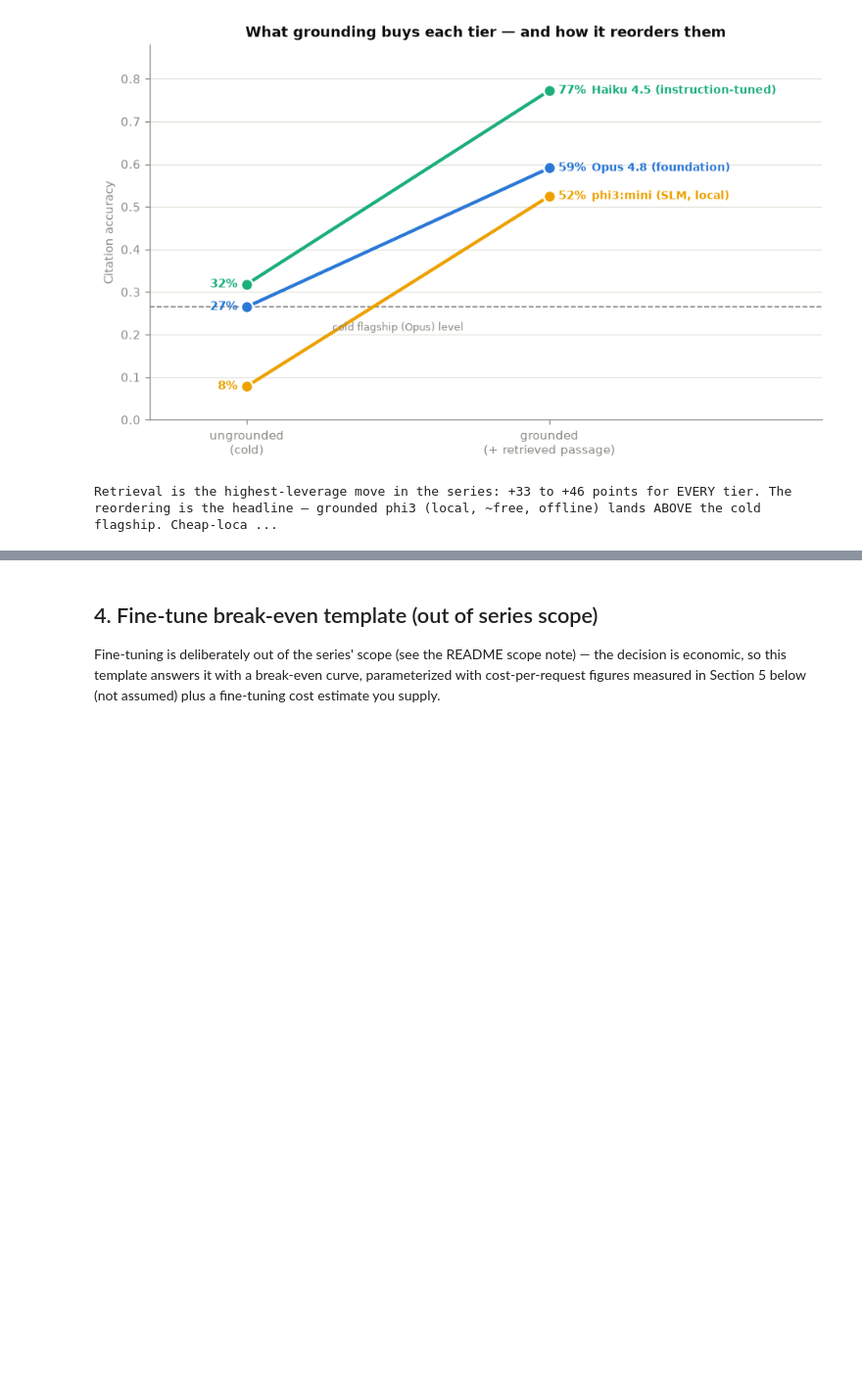
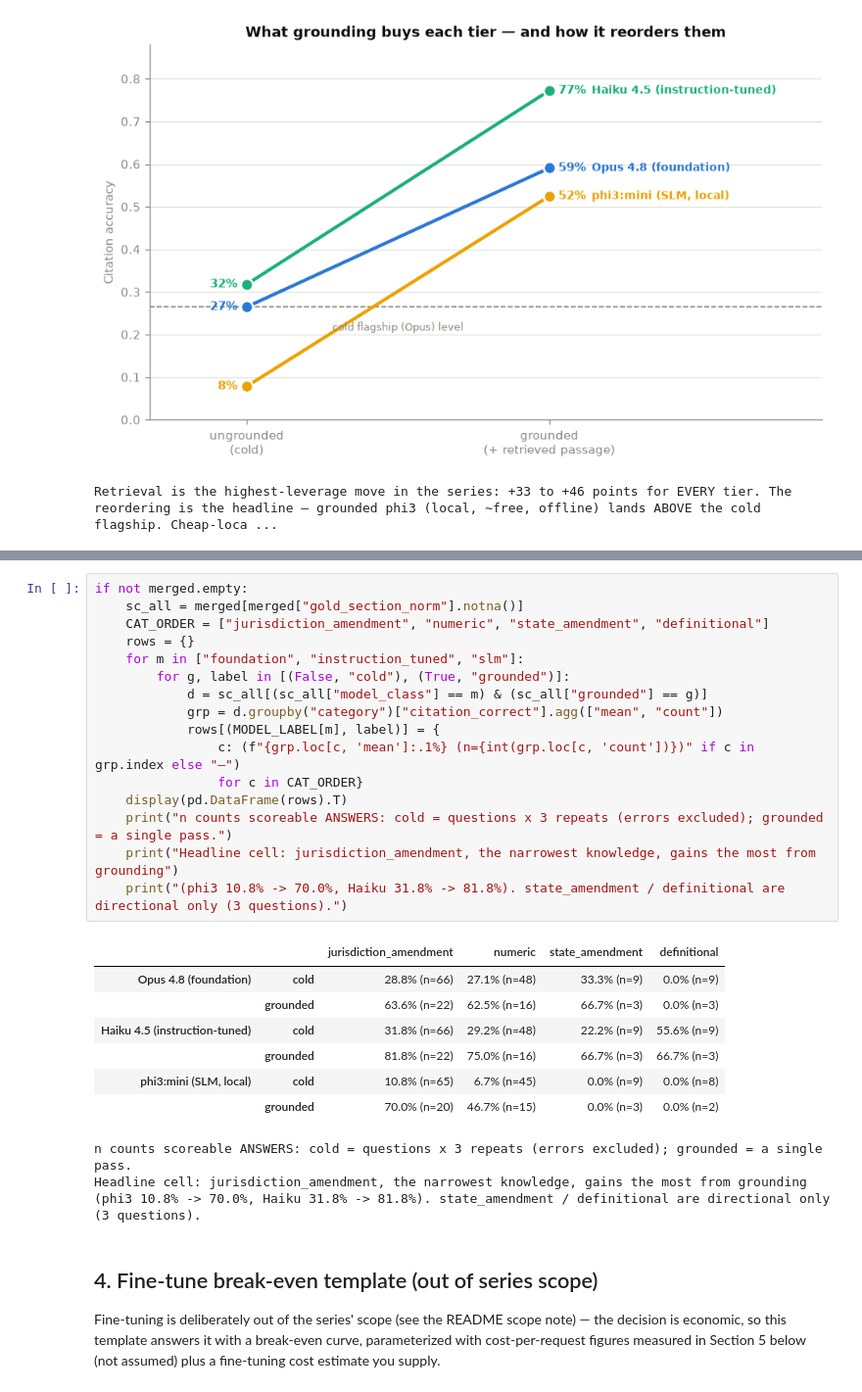
Before and after one commit to dotnetspark/fbc-model-routing-benchmark, a Jupyter notebook: analysis/benchmark_report.ipynb, the cells around one changed output, grey strips where cells are left out. Shown at 98% size. Saved outputs shown, nothing was run; the diff lists cells and outputs as text; blank space fills up the shorter version.

```diff
--- a/analysis/benchmark_report.ipynb
+++ b/analysis/benchmark_report.ipynb
@@ -360,3 +364,30 @@ Retrieval is the highest-leverage move in the series: +33 to +46 points for EVER
+# %%
+if not merged.empty:
+    sc_all = merged[merged["gold_section_norm"].notna()]
+    CAT_ORDER = ["jurisdiction_amendment", "numeric", "state_amendment", "definitional"]
+    rows = {}
+    for m in ["foundation", "instruction_tuned", "slm"]:
+        for g, label in [(False, "cold"), (True, "grounded")]:
+            d = sc_all[(sc_all["model_class"] == m) & (sc_all["grounded"] == g)]
+            grp = d.groupby("category")["citation_correct"].agg(["mean", "count"])
+            rows[(MODEL_LABEL[m], label)] = {
+                c: (f"{grp.loc[c, 'mean']:.1%} (n={int(grp.loc[c, 'count'])})" if c in grp.index else "—")
+                for c in CAT_ORDER}
+    display(pd.DataFrame(rows).T)
+    print("n counts scoreable ANSWERS: cold = questions x 3 repeats (errors excluded); grounded = a single pass.")
+    print("Headline cell: jurisdiction_amendment, the narrowest knowledge, gains the most from grounding")
+    print("(phi3 10.8% -> 70.0%, Haiku 31.8% -> 81.8%). state_amendment / definitional are directional only (3 questions).")
+# %% [output]
+|  |  | jurisdiction_amendment | numeric | state_amendment | definitional |
+| Opus 4.8 (foundation) | cold | 28.8% (n=66) | 27.1% (n=48) | 33.3% (n=9) | 0.0% (n=9) |
+|  | grounded | 63.6% (n=22) | 62.5% (n=16) | 66.7% (n=3) | 0.0% (n=3) |
+| Haiku 4.5 (instruction-tuned) | cold | 31.8% (n=66) | 29.2% (n=48) | 22.2% (n=9) | 55.6% (n=9) |
+|  | grounded | 81.8% (n=22) | 75.0% (n=16) | 66.7% (n=3) | 66.7% (n=3) |
+| phi3:mini (SLM, local) | cold | 10.8% (n=65) | 6.7% (n=45) | 0.0% (n=9) | 0.0% (n=8) |
+|  | grounded | 70.0% (n=20) | 46.7% (n=15) | 0.0% (n=3) | 0.0% (n=2) |
+n counts scoreable ANSWERS: cold = questions x 3 repeats (errors excluded); grounded = a single pass.
+Headline cell: jurisdiction_amendment, the narrowest knowledge, gains the most from grounding
+(phi3 10.8% -> 70.0%, Haiku 31.8% -> 81.8%). state_amendment / definitional are directional only (3 questions).
 # %% [markdown]
 ## 4. Fine-tune break-even template (out of series scope)
 
```
Also changed, not shown: parts of 1 cell of this notebook, 3 other files.
